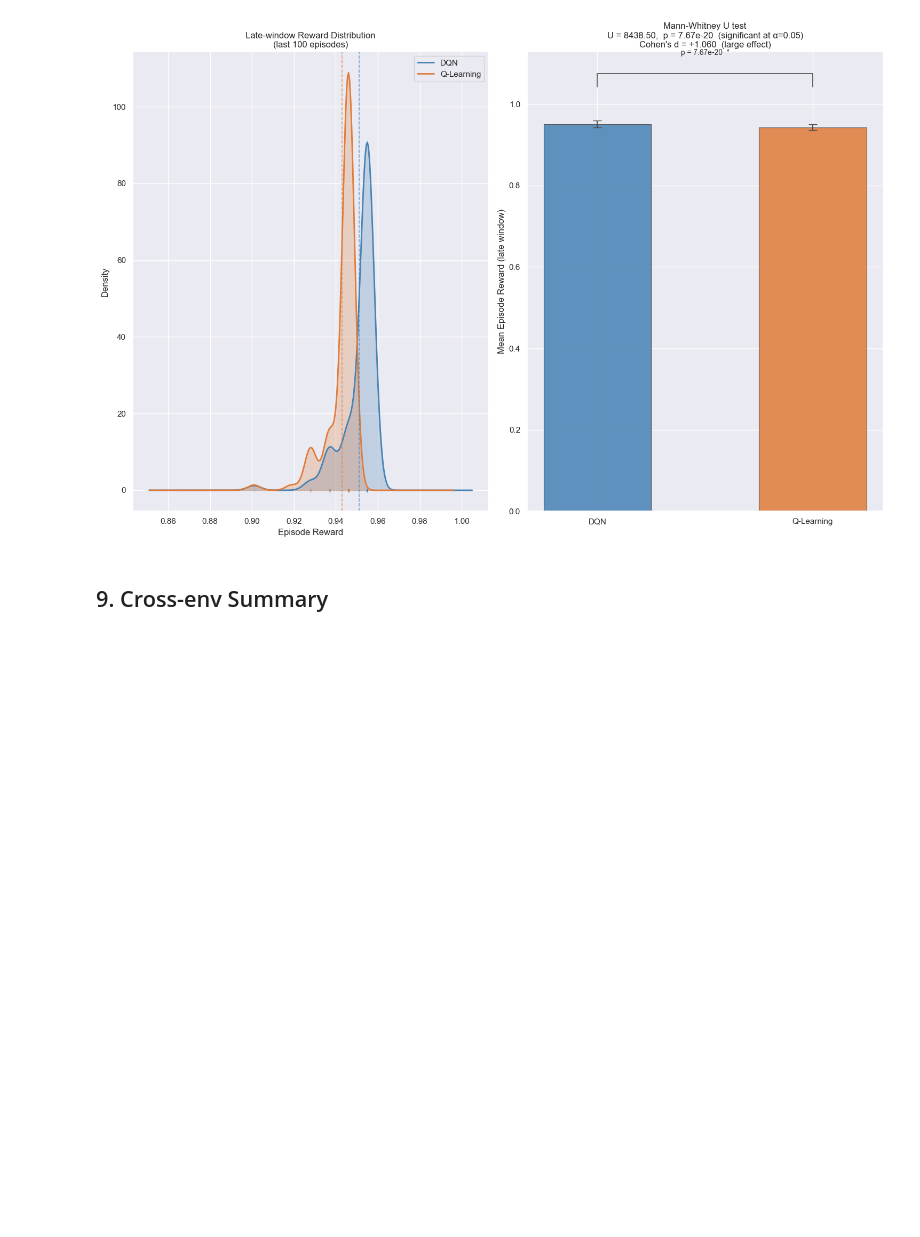
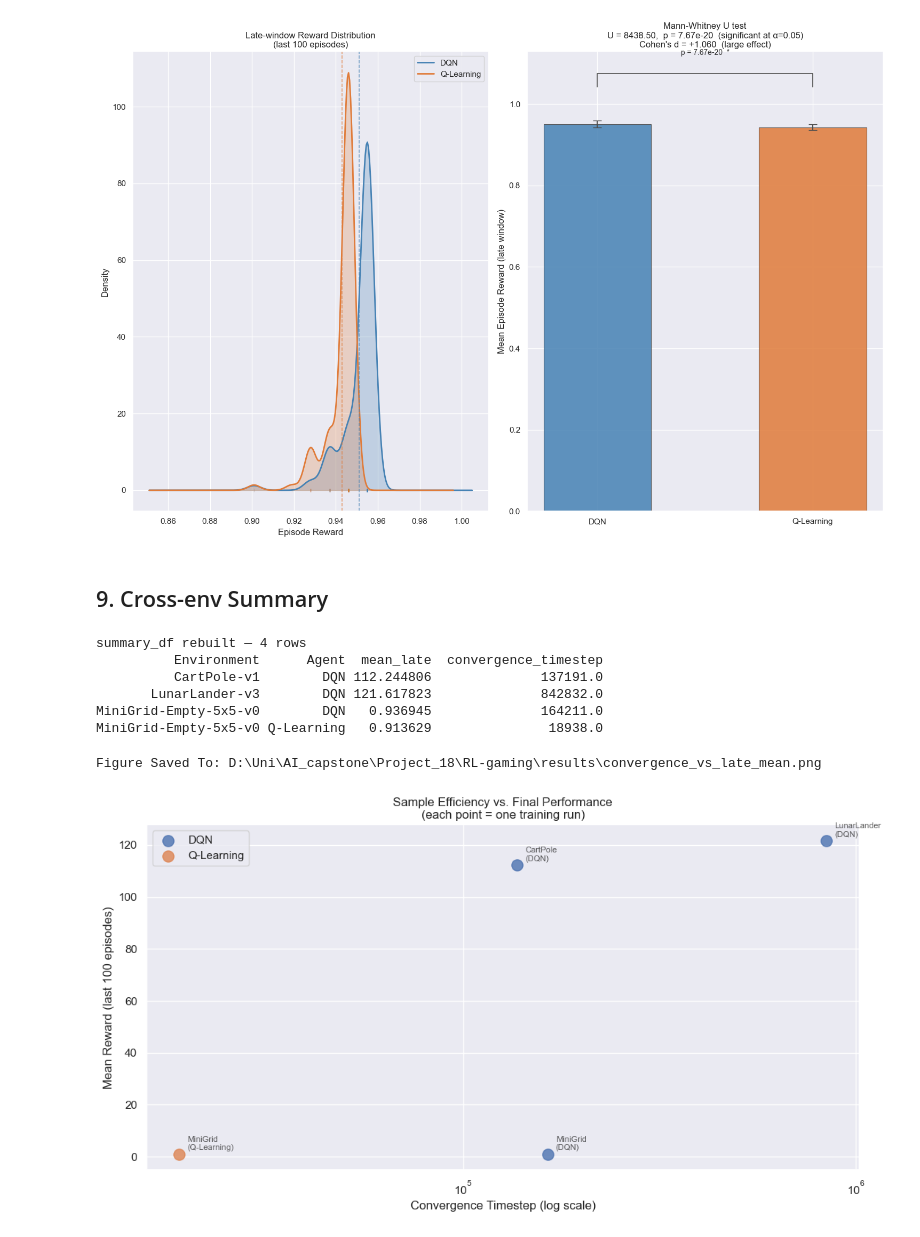
Before and after one commit to toms55/RL-gaming, a Jupyter notebook: notebooks/baseline_rl.ipynb, the cells around one changed output. Saved outputs shown, nothing was run; the diff lists cells and outputs as text; code cells hidden in the pictures; blank space fills up the shorter version.

Commit message:
cross-env summary

```diff
--- a/notebooks/baseline_rl.ipynb
+++ b/notebooks/baseline_rl.ipynb
@@ -1022,0 +1061,77 @@ Figure Saved To: D:\Uni\AI_capstone\Project_18\RL-gaming\results\MiniGrid-Empty-
+# %%
+COMPARISON_SOURCES = [
+    ('CartPole-v1',           'DQN',       'cartpole/monitor.csv'),
+    ('LunarLander-v3',        'DQN',       'lunarlander/monitor.csv'),
+    ('MiniGrid-Empty-5x5-v0', 'DQN',       'minigrid_dqn/monitor.csv'),
+    ('MiniGrid-Empty-5x5-v0', 'QLearning', None),
+]
+
+summary_rows = []
+for env_id, agent, _ in COMPARISON_SOURCES:
+    path = os.path.join(RESULTS_DIRECTORY, f'{env_id}_{agent}_results.csv')
+    if not os.path.isfile(path):
+        print(f'Skip (file not found): {path}')
+        continue
+    run_df  = pd.read_csv(path).sort_values('episode')
+    rewards = run_df['reward'].to_numpy()
+    lengths = run_df['length'].to_numpy(dtype=float)
+    m       = summarize_run(rewards, lengths)
+    label   = f'{env_id}\n{display_name(agent)}'
+    summary_rows.append({
+        'Run':         label,
+        'Environment': env_id,
+        'Agent':       display_name(agent),
+        **m,
+    })
+
+summary_df = pd.DataFrame(summary_rows)
+print(f'summary_df rebuilt — {len(summary_df)} rows')
+print(summary_df[['Environment', 'Agent', 'mean_late', 'convergence_timestep']].to_string(index=False))
+# %% [output]
+summary_df rebuilt — 4 rows
+          Environment      Agent  mean_late  convergence_timestep
+          CartPole-v1        DQN 112.244806              137191.0
+       LunarLander-v3        DQN 121.617823              842832.0
+MiniGrid-Empty-5x5-v0        DQN   0.936945              164211.0
+MiniGrid-Empty-5x5-v0 Q-Learning   0.913629               18938.0
+# %%
+fig, ax = plt.subplots(figsize=(11, 6))
+
+for agent_type, group in summary_df.groupby('Agent'):
+    ax.scatter(
+        group['convergence_timestep'],
+        group['mean_late'],
+        label=agent_type,
+        alpha=0.8,
+        s=120
+    )
+    # Label each point with its environment
+    for _, row in group.iterrows():
+        env_short = (row['Environment']
+                     .replace('MiniGrid-Empty-5x5-v0', 'MiniGrid')
+                     .replace('LunarLander-v3', 'LunarLander')
+                     .replace('CartPole-v1', 'CartPole'))
+        ax.annotate(
+            f"{env_short}\n({row['Agent']})",
+            xy=(row['convergence_timestep'], row['mean_late']),
+            xytext=(8, 4),
+            textcoords='offset points',
+            fontsize=8,
+            alpha=0.75
+        )
+
+ax.set_xscale('log')
+ax.set_xlabel('Convergence Timestep (log scale)')
+ax.set_ylabel(f'Mean Reward (last {LATE_WINDOW} episodes)')
+ax.set_title('Sample Efficiency vs. Final Performance\n(each point = one training run)')
+ax.legend()
+sns.despine(ax=ax)
+plt.tight_layout()
+
+out = os.path.join(RESULTS_DIRECTORY, 'convergence_vs_late_mean.png')
+fig.savefig(out, dpi=150, bbox_inches='tight')
+print(f'Figure Saved To: {out}')
+plt.show()
+# %% [output]
+Figure Saved To: D:\Uni\AI_capstone\Project_18\RL-gaming\results\convergence_vs_late_mean.png
+[figure, added]
```
Also changed, not shown: parts of 7 cells of this notebook.
